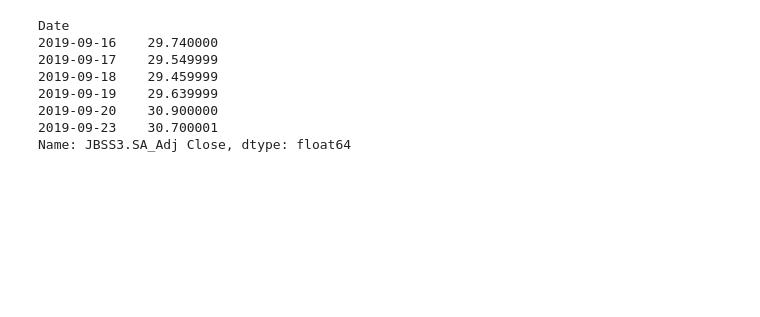
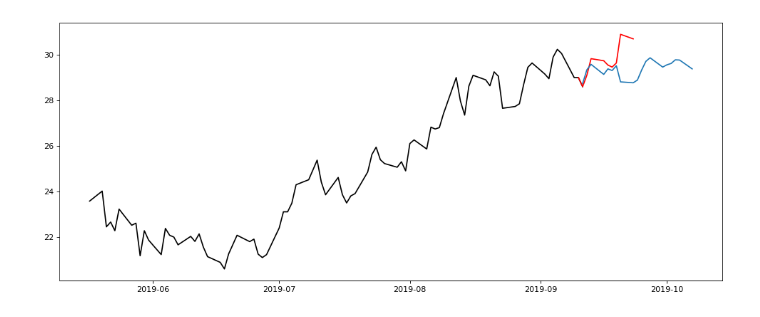
Before and after one commit to xDisus/Stock_Price_Pred, a Jupyter notebook: STOCK_PRED_V3.ipynb, the cells around one changed output. Drawn from its saved outputs; the diff is of its cells as text; code cells hidden in the pictures; blank space fills up the shorter version.

Commit message:
Graph Visualization
Updated prediction output and ploted a graph

```diff
--- a/STOCK_PRED_V3.ipynb
+++ b/STOCK_PRED_V3.ipynb
@@ -32,13 +32,14 @@ class stockPred:
     def predDays(self,stock,days):
         self.days = days
         self.stock = stock
-        self.df[str(stock)+'_shift'+str(days)] = self.df[str(stock)+'_Adj Close'].shift(-days)
-        self.df_dropna = self.df.dropna()
-        return self.df, self.df_dropna
+        self.df_pred = self.df.copy()
+        self.df_pred[str(stock)+'_shift'+str(days)] = self.df_pred[str(stock)+'_Adj Close'].shift(-days)
+        self.df_dropna = self.df_pred.dropna(inplace=False)
+        return self.df_pred, self.df_dropna
 
     def trainTest(self):
         self.X_dropna = self.df_dropna.drop([str(self.stock)+'_shift'+str(self.days)], 1)
-        self.X = self.df.drop([str(self.stock)+'_shift'+str(self.days)], 1)
+        self.X = self.df_pred.drop([str(self.stock)+'_shift'+str(self.days)], 1)
         self.Y_dropna = self.df_dropna[str(self.stock)+'_shift'+str(self.days)]
         self.X_train, self.X_test, self.Y_train, self.Y_test = train_test_split(self.X_dropna, self.Y_dropna, test_size=0.8)
         return self.X_dropna, self.X
@@ -59,6 +60,7 @@ class stockPred:
         self.base_date = dt.datetime.strptime(base_date, "%d/%m/%y")
         self.clf = RandomForestRegressor(max_depth=100, random_state=0,n_estimators=300, n_jobs = -1)
         self.clf.fit(self.X_train, self.Y_train)
+        #print(self.X.tail())
         self.prediction = (self.clf.predict(self.X.loc[self.base_date:self.base_date]))
         self.pred_day = self.date_by_adding_business_days()
         if verbose == 1:
@@ -75,18 +77,26 @@ y = x.stockAdd('JBSS3.SA')
 # %%
 #predicting stock pricing for the next N days
 
-x = stockPred('01/01/15')
+x = stockPred('01/01/18')
 y = x.stockAdd('JBSS3.SA')
+#y = x.stockAdd('^BVSP')
 
 pred_list = []
 day_list = []
-for i in tqdm(range(1,3)):
+for i in tqdm(range(1,20)):
     x.predDays('JBSS3.SA',i)
     x.trainTest()
-    a,pred,dia = x.trainModel('20/09/19',verbose =0)
-    pred_list.append(pred)
+    a,pred,dia = x.trainModel('10/09/19',verbose =0)
+    pred_list.append(round(pred[0],2))
     day_list.append(dia)
 
 for a,b in zip(day_list,pred_list):
-    print('Data:{} - Valor {}'.format(a,b))
+    print('Data:{0} - Valor {1:.2f}'.format(a.strftime('%d/%m/%y'),b))
+
+y['Data'] = y.index
+
+df_pred = pd.DataFrame(data=pred_list,index=day_list,columns=['Pred'])
+df_pred['Data'] = df_pred.index
+
+result = pd.merge(y,df_pred[['Pred','Data']], on= 'Data' , how='outer')
 # %% [output]
@@ -99,12 +122,9 @@ w = y['JBSS3.SA_Adj Close'].loc['2019-09-16':'2019-09-23']
-# %%
-#w['Pred'] = pred_list
-w.head(10)
-# %% [output]
-Date
-2019-09-16    29.740000
-2019-09-17    29.549999
-2019-09-18    29.459999
-2019-09-19    29.639999
-2019-09-20    30.900000
-2019-09-23    30.700001
-Name: JBSS3.SA_Adj Close, dtype: float64
+# %%
+last_x_days = 20
+plt.figure(num=None, figsize=(15, 6), dpi=80, facecolor='w', edgecolor='k')
+plt.plot(result['Data'].iloc[-last_x_days*5:-last_x_days+2], result['JBSS3.SA_Adj Close'].iloc[-last_x_days*5:-last_x_days+2], color = 'black')
+plt.plot(result['Data'].iloc[-last_x_days:], result['JBSS3.SA_Adj Close'].iloc[-last_x_days:], color = 'red')
+plt.plot(result['Data'].iloc[-last_x_days:], result['Pred'].iloc[-last_x_days:])
+plt.show()
+# %% [output]
+[figure, added]
```
Also changed, not shown: parts of 3 cells of this notebook, 1 other file.
